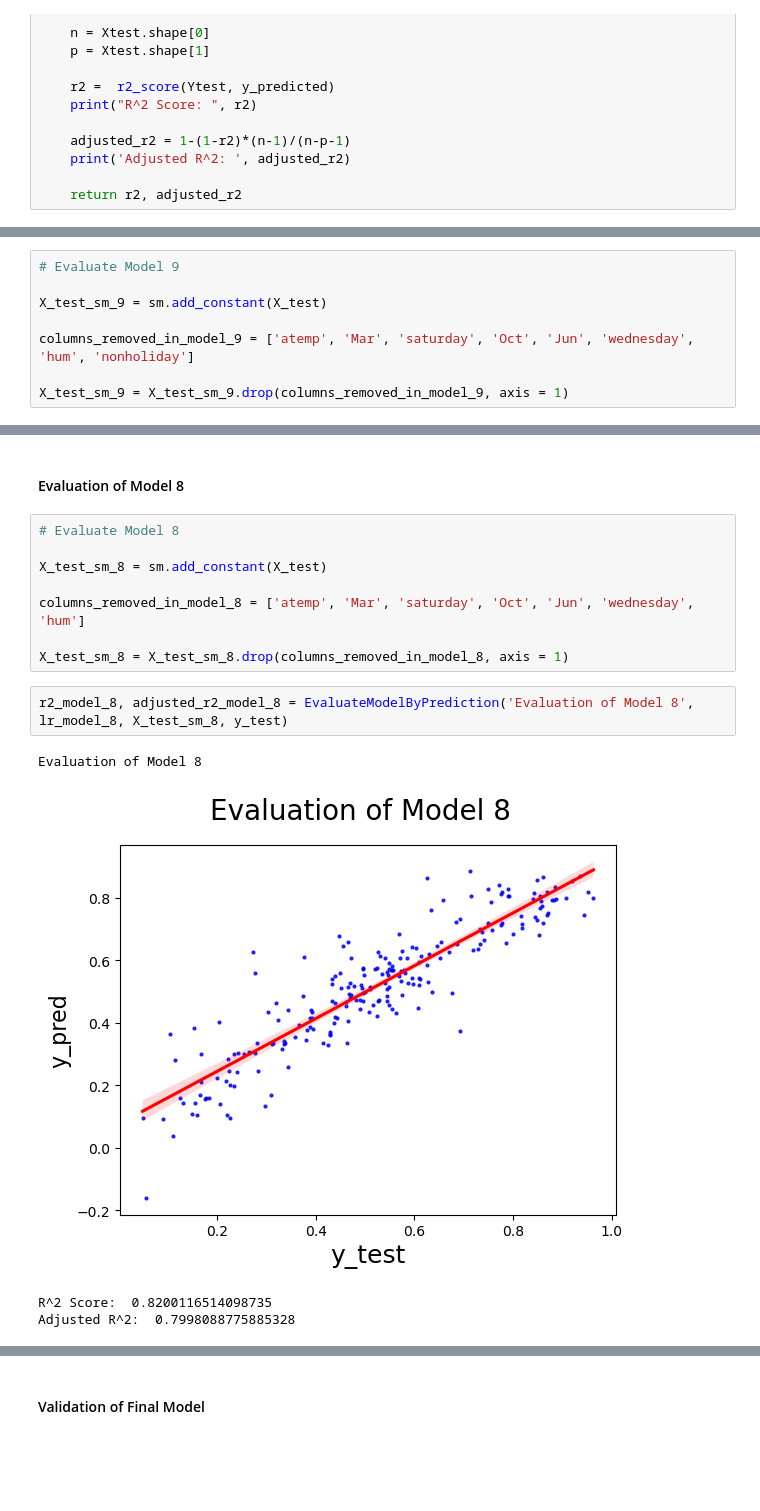
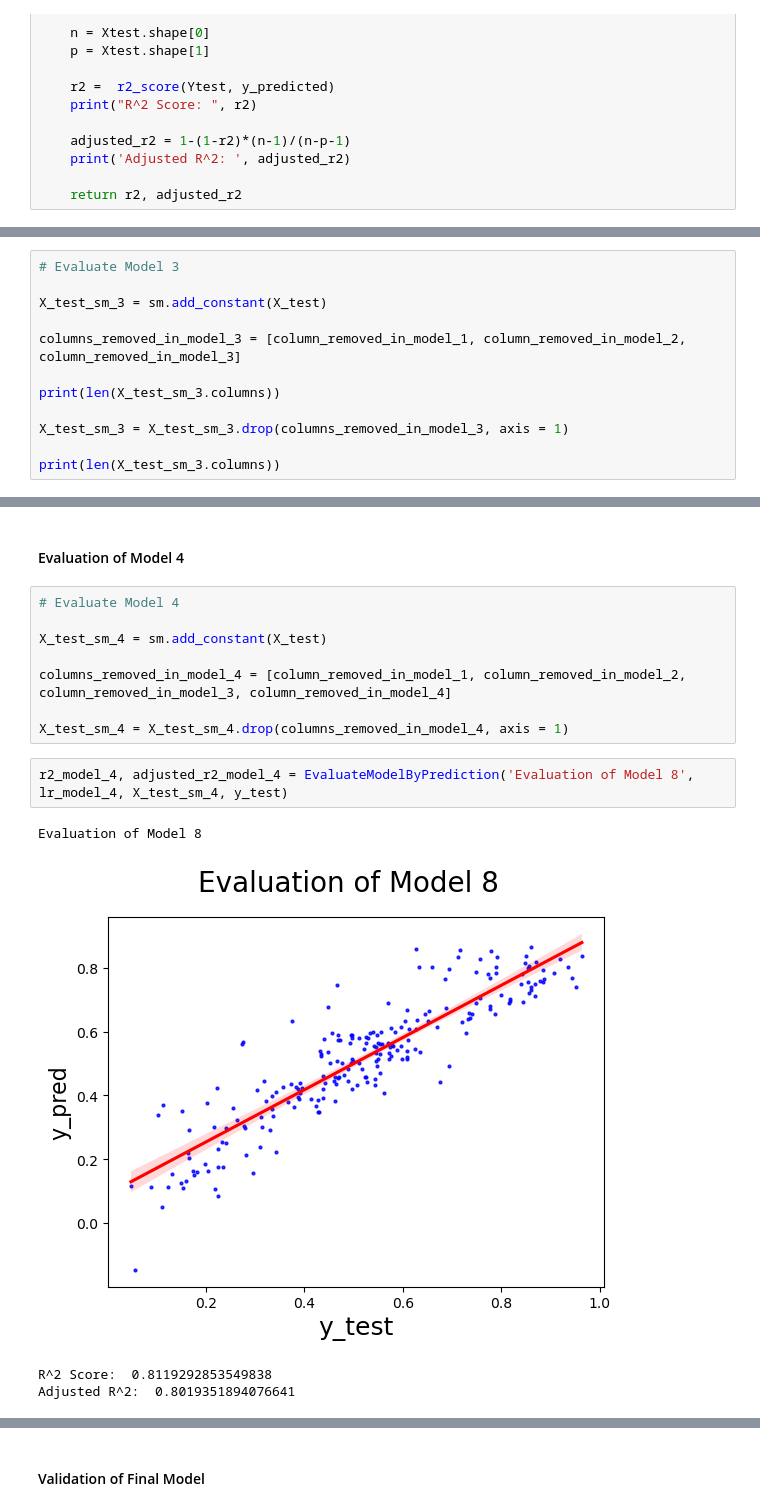
Before and after one commit to ncjanardhan-outlook/ncjpersonal, a Jupyter notebook: Linear Regression Assignment/Linear Regression Assignment - Boom Bikes - Using RFE and Manual.ipynb, the cells around one changed output, grey strips where cells are left out. Saved outputs shown, nothing was run; the diff lists cells and outputs as text; blank space fills up the shorter version.

```diff
--- a/Linear Regression Assignment/Linear Regression Assignment - Boom Bikes - Using RFE and Manual.ipynb
+++ b/Linear Regression Assignment/Linear Regression Assignment - Boom Bikes - Using RFE and Manual.ipynb
@@ -535,8 +647,12 @@ X_test = dfBikes_test
-# %%
-# Evaluate Model 9
-
-X_test_sm_9 = sm.add_constant(X_test)
-
-columns_removed_in_model_9 = ['atemp', 'Mar', 'saturday', 'Oct', 'Jun', 'wednesday', 'hum', 'nonholiday']
-
-X_test_sm_9 = X_test_sm_9.drop(columns_removed_in_model_9, axis = 1)
+# %%
+# Evaluate Model 3
+
+X_test_sm_3 = sm.add_constant(X_test)
+
+columns_removed_in_model_3 = [column_removed_in_model_1, column_removed_in_model_2, column_removed_in_model_3]
+
+print(len(X_test_sm_3.columns))
+
+X_test_sm_3 = X_test_sm_3.drop(columns_removed_in_model_3, axis = 1)
+
+print(len(X_test_sm_3.columns))
@@ -550,18 +675,18 @@ Adjusted R^2:  0.8009686155014317
 # %% [markdown]
-#### Evaluation of Model 8
+#### Evaluation of Model 4
-# %%
-# Evaluate Model 8
-
-X_test_sm_8 = sm.add_constant(X_test)
-
-columns_removed_in_model_8 = ['atemp', 'Mar', 'saturday', 'Oct', 'Jun', 'wednesday', 'hum']
-
-X_test_sm_8 = X_test_sm_8.drop(columns_removed_in_model_8, axis = 1)
+# %%
+# Evaluate Model 4
+
+X_test_sm_4 = sm.add_constant(X_test)
+
+columns_removed_in_model_4 = [column_removed_in_model_1, column_removed_in_model_2, column_removed_in_model_3, column_removed_in_model_4]
+
+X_test_sm_4 = X_test_sm_4.drop(columns_removed_in_model_4, axis = 1)
 # %%
-r2_model_8, adjusted_r2_model_8 = EvaluateModelByPrediction('Evaluation of Model 8', lr_model_8, X_test_sm_8, y_test)
+r2_model_4, adjusted_r2_model_4 = EvaluateModelByPrediction('Evaluation of Model 8', lr_model_4, X_test_sm_4, y_test)
 # %% [output]
 Evaluation of Model 8
-[figure, old version]
+[figure, new version]
-R^2 Score:  0.8200116514098735
-Adjusted R^2:  0.7998088775885328
+R^2 Score:  0.8119292853549838
+Adjusted R^2:  0.8019351894076641
 # %% [markdown]
```
Also changed, not shown: parts of 29 cells of this notebook.
